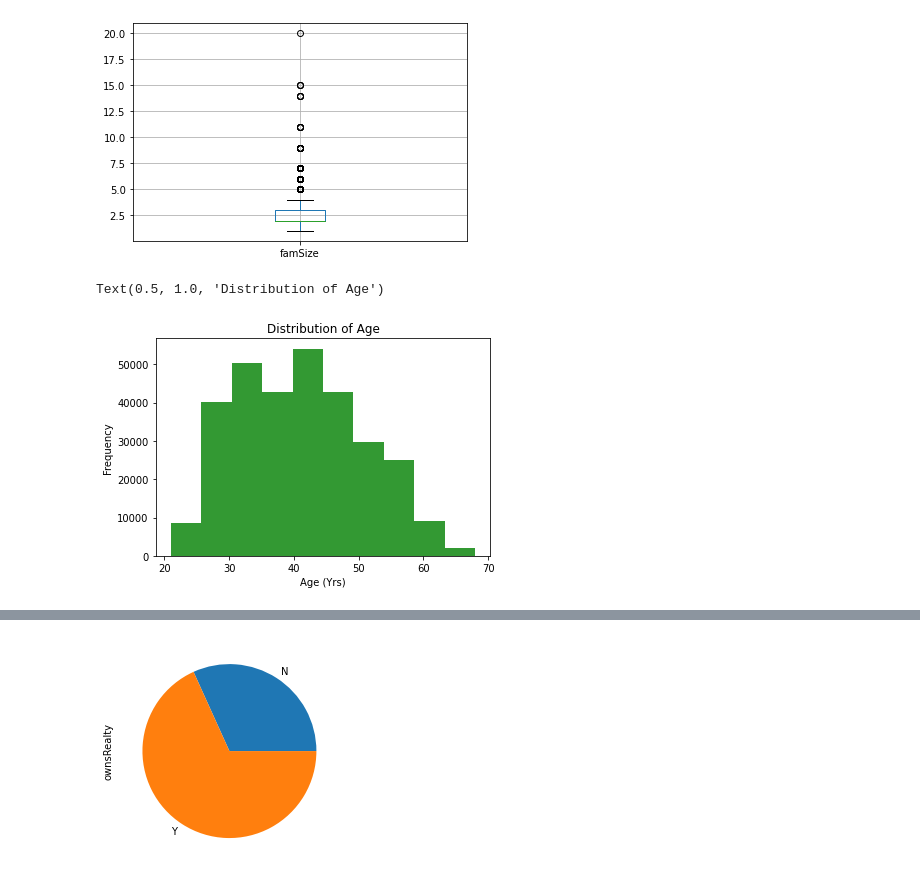
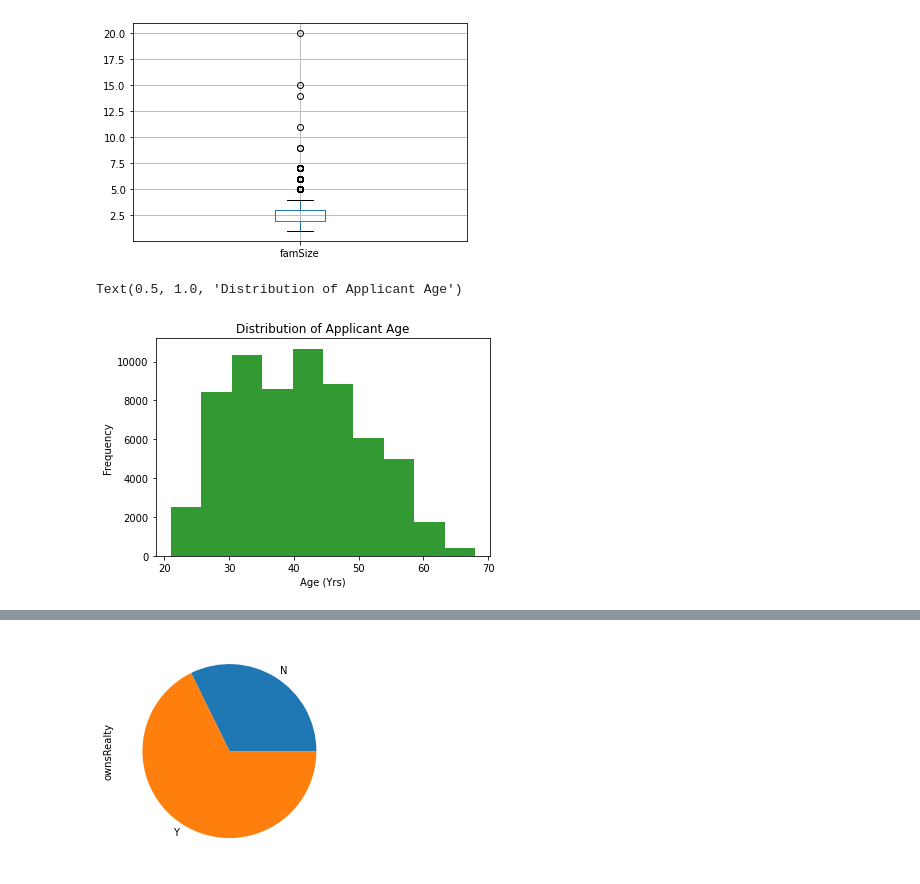
Before and after one commit to dezgarci/Data-Science-Dez2, a Jupyter notebook: CreditCardApprovals.ipynb, the cells around one changed output, grey strips where cells are left out. Cells and saved outputs as stored; diff of their text form; code cells hidden in the pictures.

```diff
--- a/CreditCardApprovals.ipynb
+++ b/CreditCardApprovals.ipynb
@@ -147,0 +173,3 @@ applications2.head()
+# %%
+# drop duplicates
+applications3=applications2.drop_duplicates(subset=applications2.columns[1:], keep='first')
@@ -206,10 +267,10 @@ applications2.boxplot('famSize')
 [figure]
 # %%
 num_bins = 10
-n, bins, patches = plt.hist(applications2['age'], num_bins, facecolor='green', alpha = .8)
+n, bins, patches = plt.hist(applications3['age'], num_bins, facecolor='green', alpha = .8)
 plt.xlabel('Age (Yrs)')
 plt.ylabel('Frequency')
-plt.title('Distribution of Age')
+plt.title('Distribution of Applicant Age')
 # %% [output]
-Text(0.5, 1.0, 'Distribution of Age')
+Text(0.5, 1.0, 'Distribution of Applicant Age')
-[figure, old version]
+[figure, new version]
```
Also changed, not shown: parts of 38 cells of this notebook.
